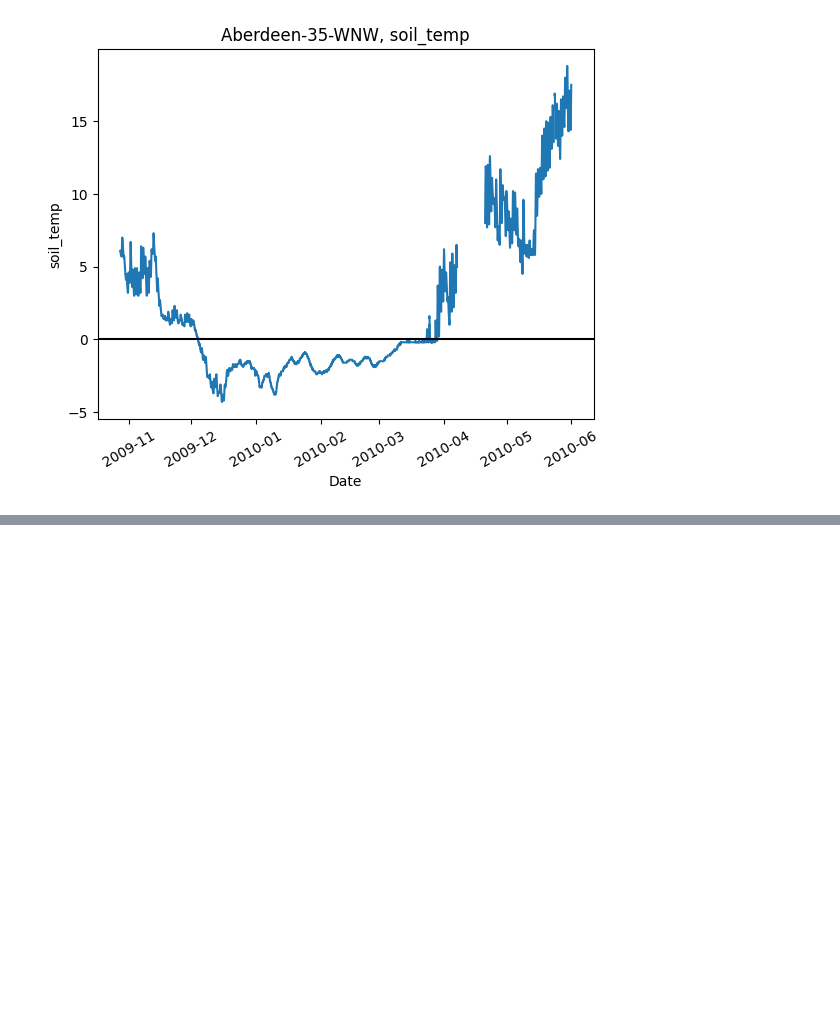
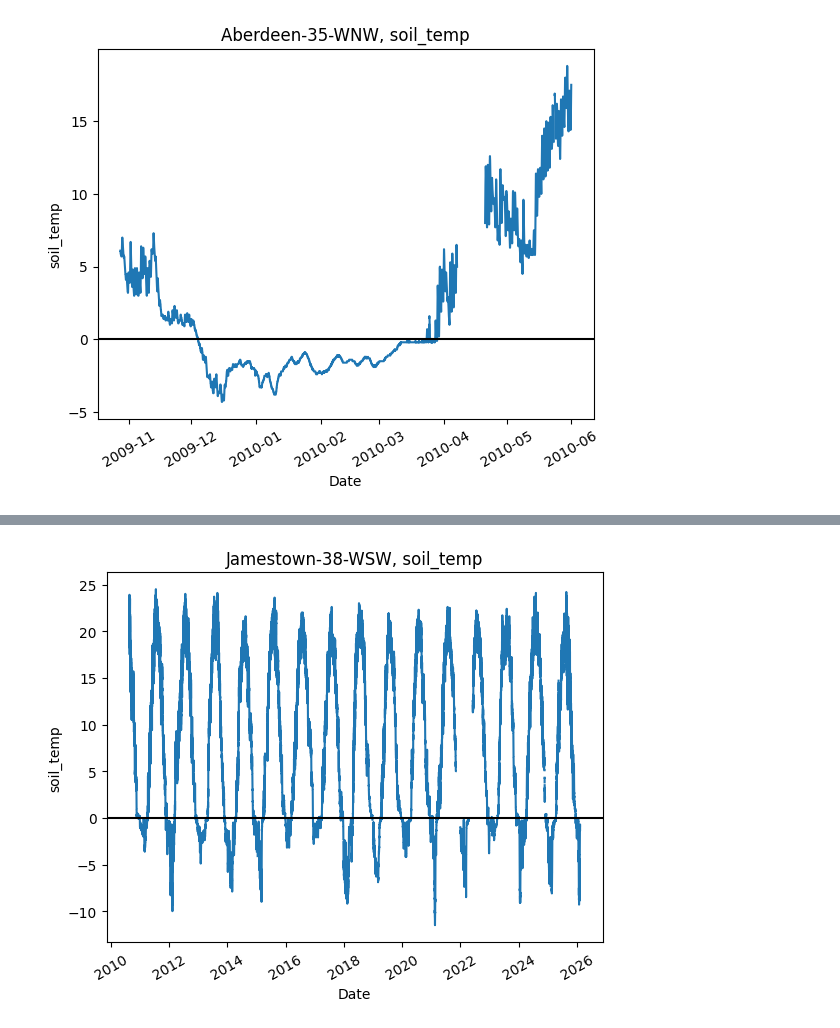
Before and after one commit to gerezk/freeze-thaw-soil-prediction, a Jupyter notebook: ISMN_data_cleaning.ipynb, the cells around one changed output, grey strips where cells are left out. Saved outputs shown, nothing was run; the diff lists cells and outputs as text; code cells hidden in the pictures; blank space fills up the shorter version.

Commit message:
Finish cleaning of aberdeen and jamestown stations.

```diff
--- a/ISMN_data_cleaning.ipynb
+++ b/ISMN_data_cleaning.ipynb
@@ -122,2 +125,7 @@ utils.line_plot(aberdeen_df, long_variable, station=str(dir_aberdeen), end=datet
 # %%
-df_nenana = utils.collect_data(raw_data_path / dir_nenana, max_depth, short_variable, long_variable)
+# preprocess data
+jamestown_df = utils.collect_data(raw_data_path / dir_jamestown, max_depth, short_variable, long_variable)
+jamestown_df = utils.create_timestamp_col(jamestown_df)
+jamestown_df = utils.convert_nan(jamestown_df, long_variable)
+
+jamestown_df.describe()
@@ -123,0 +157,4 @@ df_nenana = utils.collect_data(raw_data_path / dir_nenana, max_depth, short_vari
+# %%
+jamestown_nan_df = utils.get_nan_gaps(jamestown_df, long_variable)
+jamestown_nan_df = utils.add_missed_transitions_col(jamestown_nan_df)
+jamestown_nan_df
@@ -123,0 +185,4 @@ df_nenana = utils.collect_data(raw_data_path / dir_nenana, max_depth, short_vari
+# %%
+utils.line_plot(jamestown_df, long_variable, station=str(dir_jamestown))
+# %% [output]
+[figure, added]
```
Also changed, not shown: parts of 16 cells of this notebook, 1 other file.
